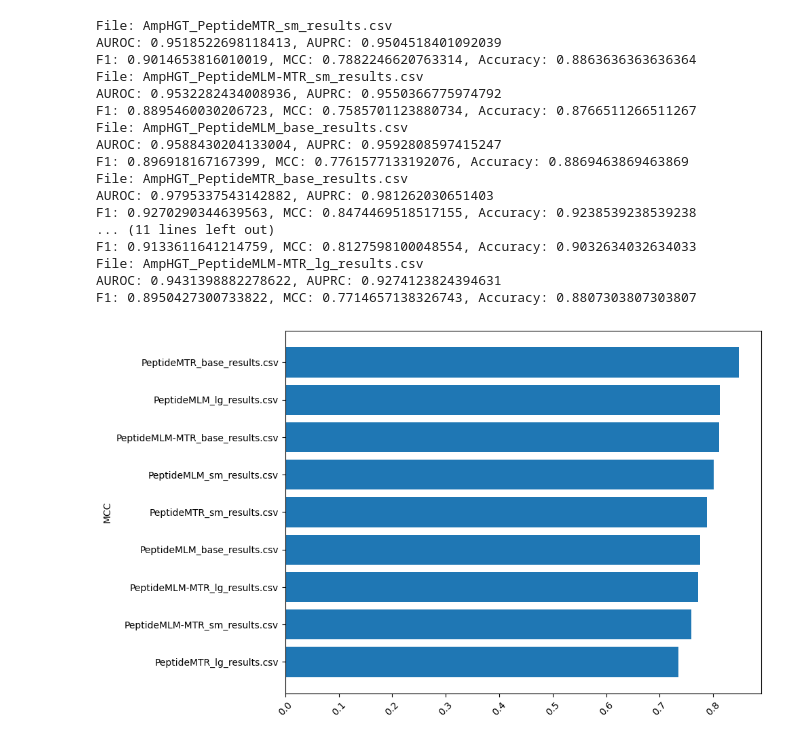
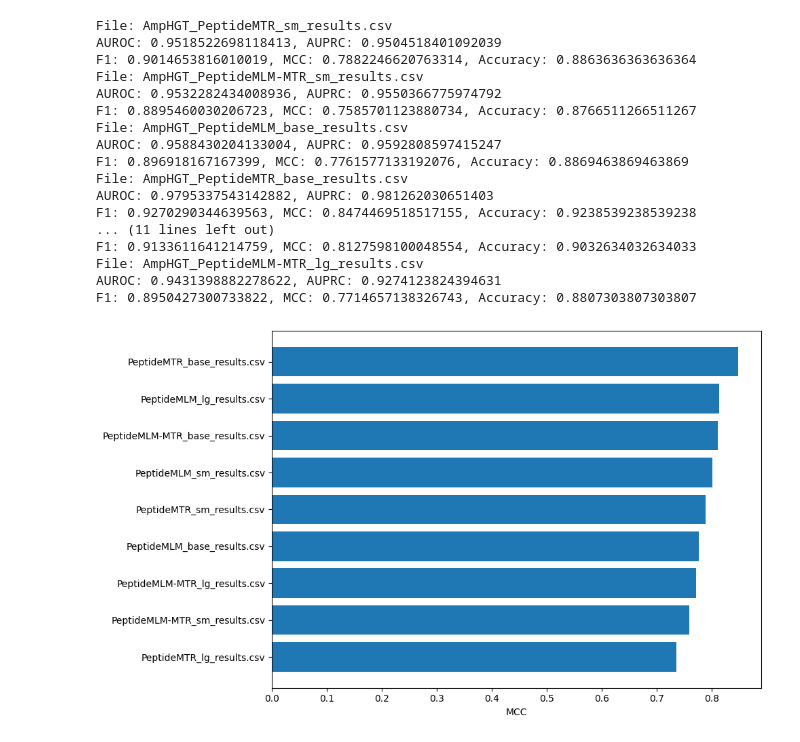
Before and after one commit to AaronFeller/PeptideCLM_Eval, a Jupyter notebook: main/notebooks/evaluate_data.ipynb, the cells around one changed output. Cells and saved outputs as stored; diff of their text form; code cells hidden in the pictures.

```diff
--- a/main/notebooks/evaluate_data.ipynb
+++ b/main/notebooks/evaluate_data.ipynb
@@ -64,36 +64,35 @@ for file in files:
         # plt.legend()
         # plt.show()
 
 
 # make barplot of mcc across files
 plt.figure(figsize=(10, 6))
 # sort by mcc
 files = [f for f in files if "AmpHGT" in f and f.endswith(".csv")]
 mccs, files = zip(*sorted(zip(mccs, files)))
 plt.barh(range(len(mccs)), mccs, tick_label=[f.replace('AmpHGT_', '') for f in files])
-plt.ylabel('MCC')
-plt.xticks(rotation=45)
+plt.xlabel('MCC')
 plt.tight_layout()
 plt.show()
 # %% [output]
 File: AmpHGT_PeptideMTR_sm_results.csv
 AUROC: 0.9518522698118413, AUPRC: 0.9504518401092039
 F1: 0.9014653816010019, MCC: 0.7882246620763314, Accuracy: 0.8863636363636364
 File: AmpHGT_PeptideMLM-MTR_sm_results.csv
 AUROC: 0.9532282434008936, AUPRC: 0.9550366775974792
 F1: 0.8895460030206723, MCC: 0.7585701123880734, Accuracy: 0.8766511266511267
 File: AmpHGT_PeptideMLM_base_results.csv
 AUROC: 0.9588430204133004, AUPRC: 0.9592808597415247
 F1: 0.896918167167399, MCC: 0.7761577133192076, Accuracy: 0.8869463869463869
 File: AmpHGT_PeptideMTR_base_results.csv
 AUROC: 0.9795337543142882, AUPRC: 0.981262030651403
 F1: 0.9270290344639563, MCC: 0.8474469518517155, Accuracy: 0.9238539238539238
 ... (11 lines left out)
 F1: 0.9133611641214759, MCC: 0.8127598100048554, Accuracy: 0.9032634032634033
 File: AmpHGT_PeptideMLM-MTR_lg_results.csv
 AUROC: 0.9431398882278622, AUPRC: 0.9274123824394631
 F1: 0.8950427300733822, MCC: 0.7714657138326743, Accuracy: 0.8807303807303807
-[figure, old version]
+[figure, new version]
 # %%
 from sklearn.metrics import roc_auc_score, average_precision_score
 from sklearn.metrics import matthews_corrcoef, accuracy_score
```
Also changed, not shown: parts of 2 cells of this notebook, 9 other files.
